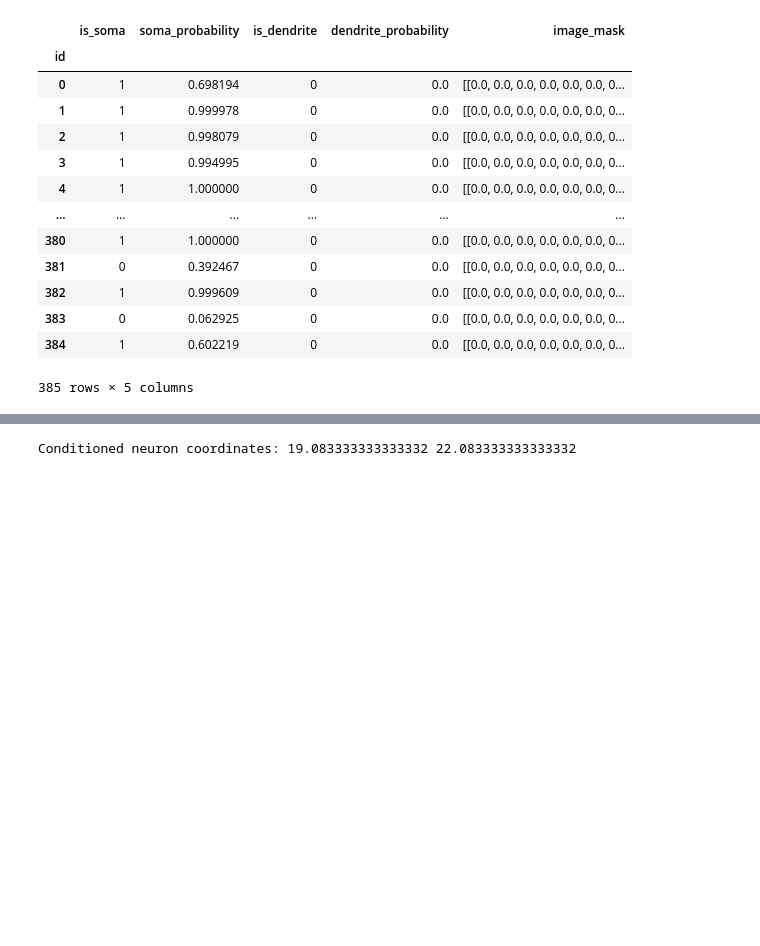
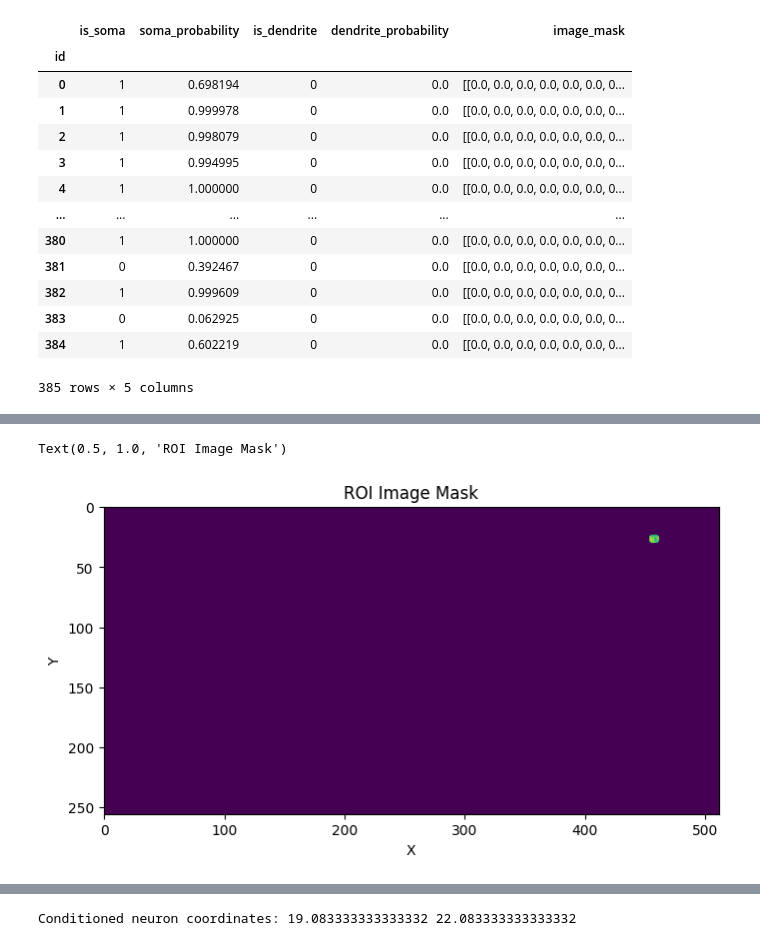
Before and after one commit to AllenNeuralDynamics/AIND-CNC-BCI-Workshop, a Jupyter notebook: code/load_data.ipynb, the cells around one changed output, grey strips where cells are left out. Cells and saved outputs as stored; diff of their text form; code cells hidden in the pictures; blank space fills up the shorter version.

```diff
--- a/code/load_data.ipynb
+++ b/code/load_data.ipynb
@@ -390,3 +400,12 @@ image_segmentation
+# %%
+# Plot the image mask for selected ROI
+plt.imshow(image_segmentation.image_mask[ROI])
+plt.xlabel('X')
+plt.ylabel('Y')
+plt.title('ROI Image Mask')
+# %% [output]
+Text(0.5, 1.0, 'ROI Image Mask')
+[figure, added]
 # %% [markdown]
 <div style="border-left: 3px solid #000; padding: 1px; padding-left: 10px; background: #F0FAFF; ">
 
```
Also changed, not shown: parts of 10 cells of this notebook.
